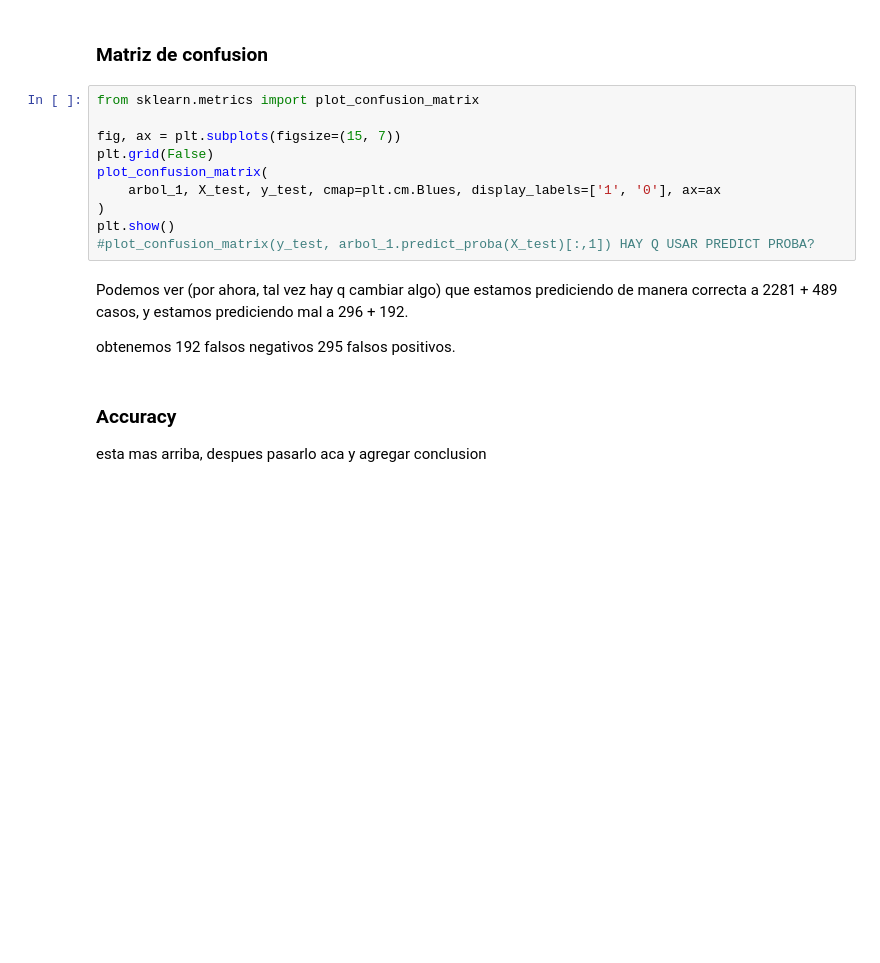
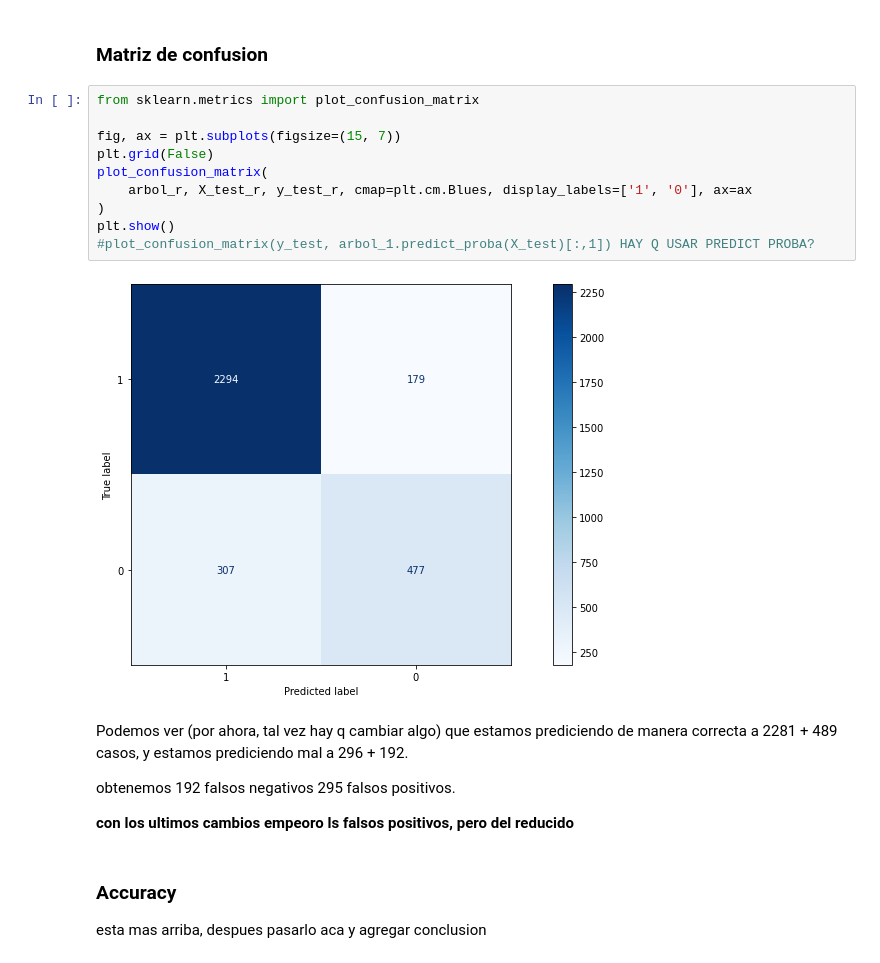
Before and after one commit to solfonte/TP1-OrganizacionDeDatos, a Jupyter notebook: parte_2/ArbolDeDecision.ipynb, the cells around one changed output. Cells and saved outputs as stored; diff of their text form; blank space fills up the shorter version.

```diff
--- a/parte_2/ArbolDeDecision.ipynb
+++ b/parte_2/ArbolDeDecision.ipynb
@@ -136,18 +170,22 @@ Podemos ver que la curva de auc roc nos indica que es mas probable que predigamo
 # %%
 from sklearn.metrics import plot_confusion_matrix
 
 fig, ax = plt.subplots(figsize=(15, 7))
 plt.grid(False)
 plot_confusion_matrix(
-    arbol_1, X_test, y_test, cmap=plt.cm.Blues, display_labels=['1', '0'], ax=ax
+    arbol_r, X_test_r, y_test_r, cmap=plt.cm.Blues, display_labels=['1', '0'], ax=ax
 )
 plt.show()
 #plot_confusion_matrix(y_test, arbol_1.predict_proba(X_test)[:,1]) HAY Q USAR PREDICT PROBA?
+# %% [output]
+[figure, added]
 # %% [markdown]
 Podemos ver (por ahora, tal vez hay q cambiar algo) que estamos prediciendo de manera correcta a 2281 + 489 casos, y estamos prediciendo mal a 296 + 192.
 
 obtenemos 192 falsos negativos
 295 falsos positivos.
+
+**con los ultimos cambios empeoro ls falsos positivos, pero del reducido**
 # %% [markdown]
 ### Accuracy
 esta mas arriba, despues pasarlo aca y agregar conclusion
```
Also changed, not shown: parts of 24 cells of this notebook, 2 other files.
